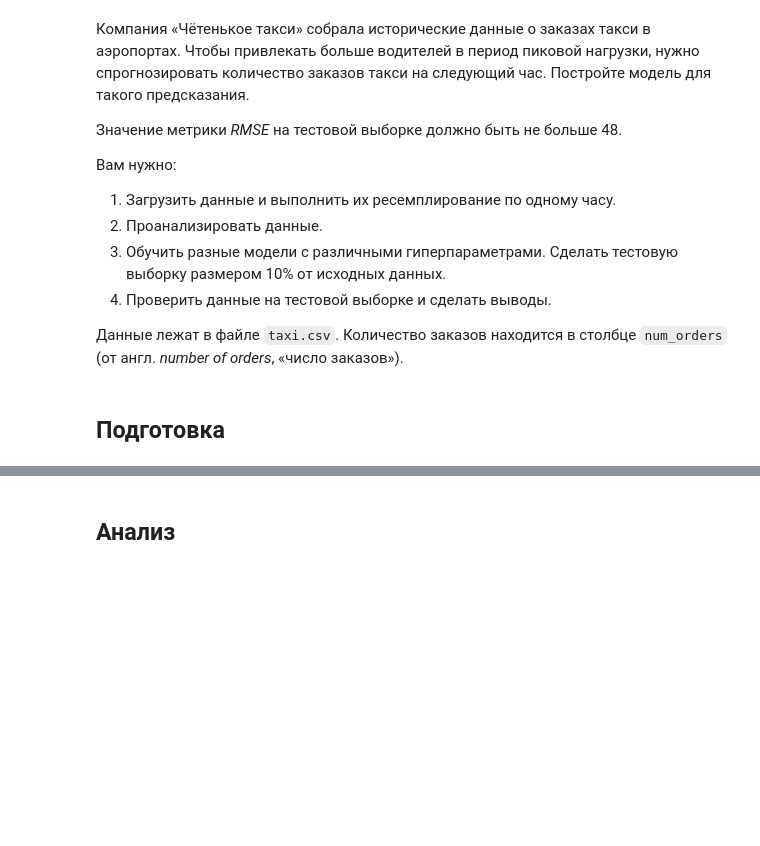
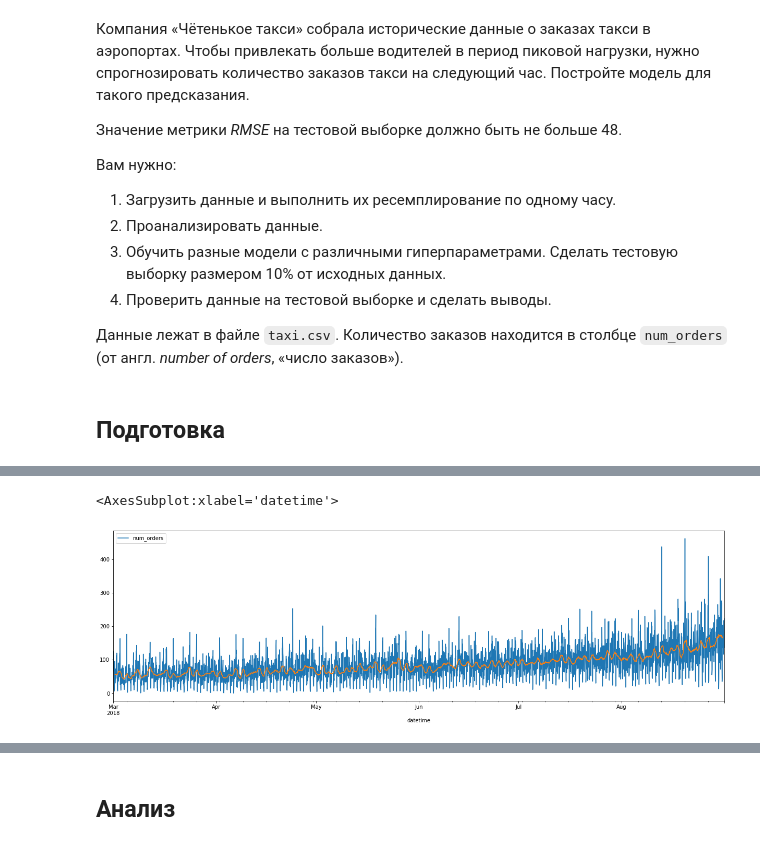
Before and after one commit to karimovdo/time, a Jupyter notebook: taxi.ipynb, the cells around one changed output, grey strips where cells are left out. Cells and saved outputs as stored; diff of their text form; code cells hidden in the pictures; blank space fills up the shorter version.

```diff
--- a/taxi.ipynb
+++ b/taxi.ipynb
@@ -21,0 +52,8 @@
+# %%
+try:
+    data = pd.read_csv('taxi.csv', index_col=[0], parse_dates =[0])
+except:
+    data = pd.read_csv('/datasets/taxi.csv', index_col=[0], parse_dates =[0])
+
+
+data.info()
@@ -21,0 +69,9 @@
+# %%
+data = data.resample("1H").sum()
+# %%
+data.plot(figsize = (21,6))
+decomposed = seasonal_decompose(data)
+decomposed.trend.plot()
+# %% [output]
+<AxesSubplot:xlabel='datetime'>
+[figure, added]
```
Also changed, not shown: parts of 23 cells of this notebook.
